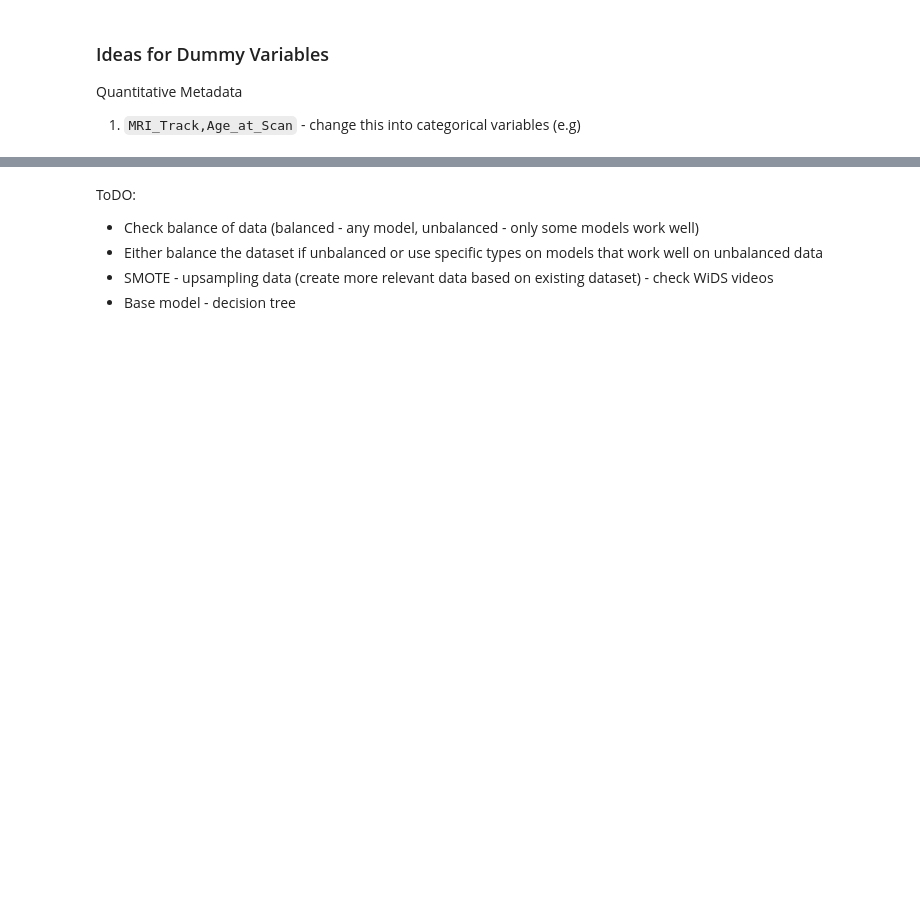
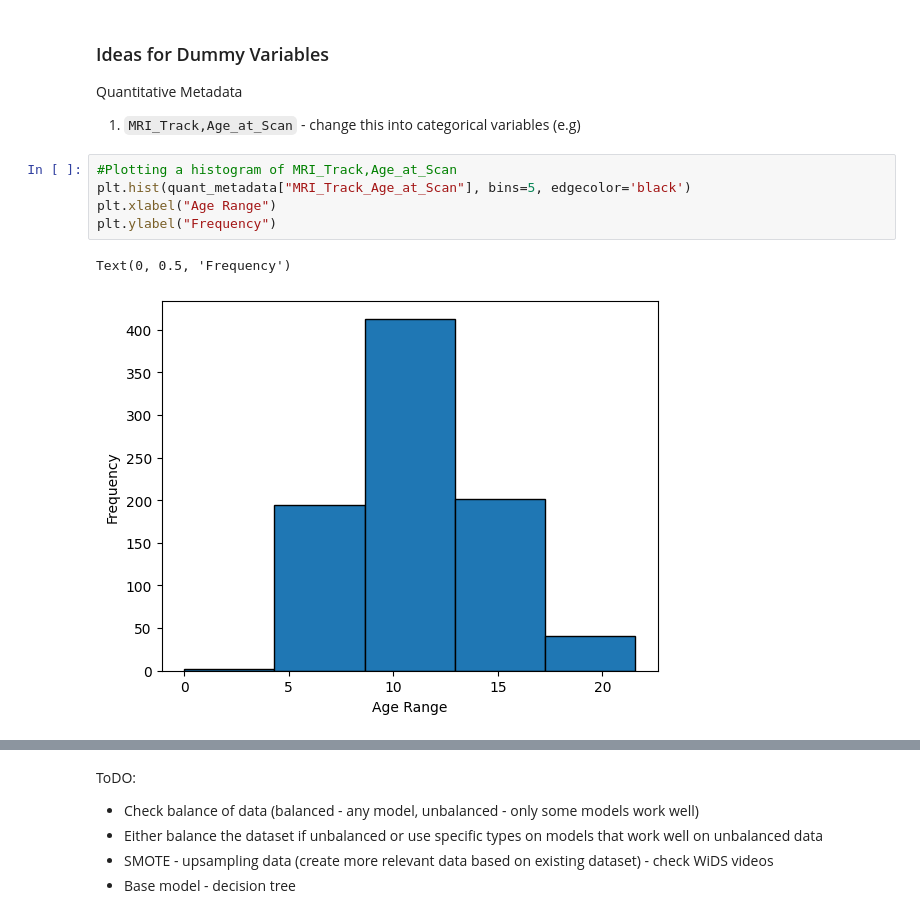
Before and after one commit to asmik12/bttai_wids_team4, a Jupyter notebook: data_preprocessing.ipynb, the cells around one changed output, grey strips where cells are left out. Drawn from its saved outputs; the diff is of its cells as text; blank space fills up the shorter version.

```diff
--- a/data_preprocessing.ipynb
+++ b/data_preprocessing.ipynb
@@ -351,3 +355,11 @@ TODO: Might want to consider dropping this feature
 ### Ideas for Dummy Variables
 Quantitative Metadata
 1. `MRI_Track,Age_at_Scan` - change this into categorical variables (e.g)
+# %%
+#Plotting a histogram of MRI_Track,Age_at_Scan
+plt.hist(quant_metadata["MRI_Track_Age_at_Scan"], bins=5, edgecolor='black')
+plt.xlabel("Age Range")
+plt.ylabel("Frequency")
+# %% [output]
+Text(0, 0.5, 'Frequency')
+[figure, added]
```
Also changed, not shown: parts of 10 cells of this notebook.
